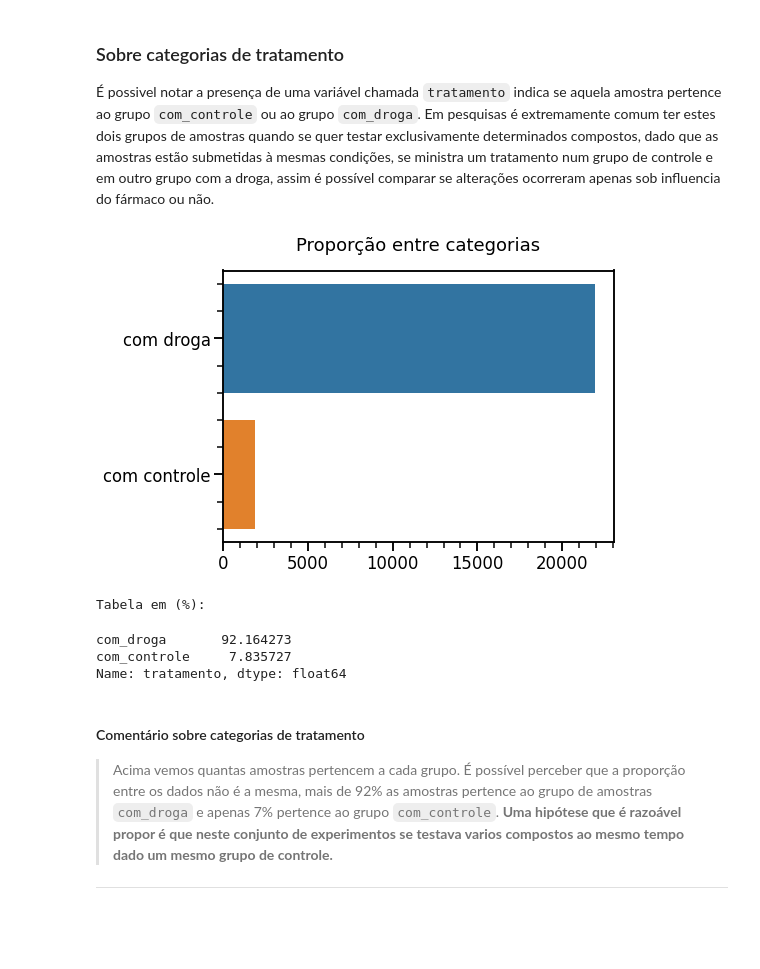
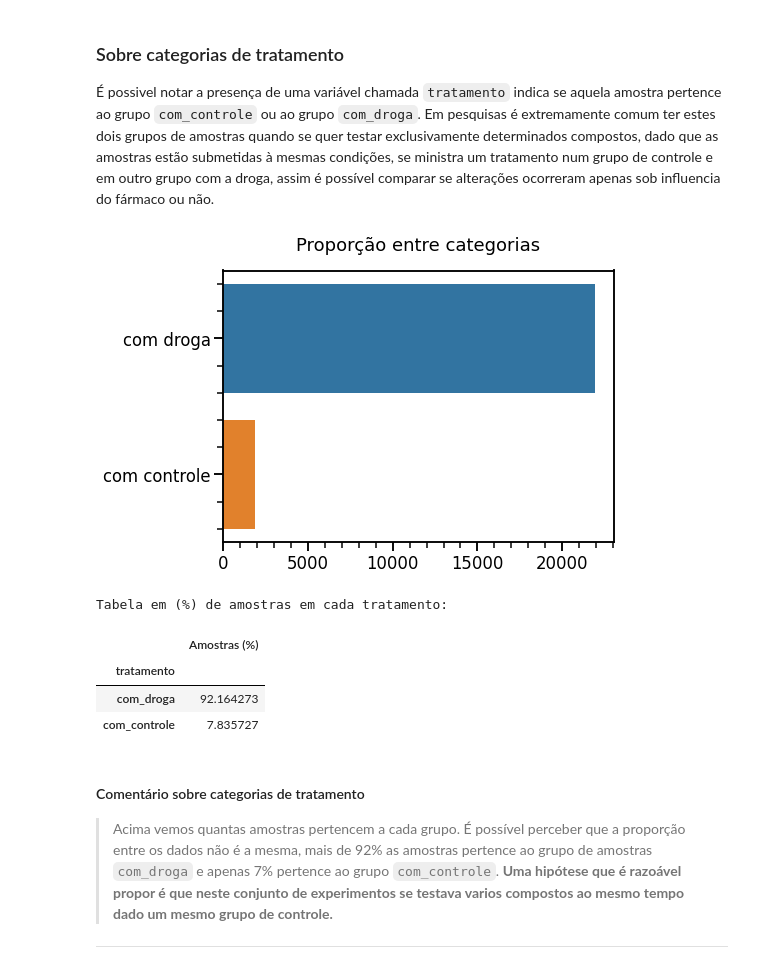
Before and after one commit to ConradBitt/imersao_dados_3ed, a Jupyter notebook: Notebook_Imersão_Dados_3ª_ED.ipynb, the cells around one changed output. Saved outputs shown, nothing was run; the diff lists cells and outputs as text; code cells hidden in the pictures; blank space fills up the shorter version.

```diff
--- a/Notebook_Imersão_Dados_3ª_ED.ipynb
+++ b/Notebook_Imersão_Dados_3ª_ED.ipynb
@@ -69,24 +66,27 @@ memory usage: 159.3+ MB
 # %%
 tratamentos = experimentos.tratamento.value_counts()
 
 ax = sns.barplot(y=tratamentos.index, x=tratamentos.values)
 ax.figure.set_size_inches(7,5)
 
 ax.set_title('Proporção entre categorias', pad=20)
 ax.set_yticklabels([categoria.replace('_', ' ') for categoria in tratamentos.index])
 
 plt.minorticks_on()
 plt.show()
 
-print('Tabela em (%): \n')
-tratamentos = experimentos.tratamento.value_counts(normalize=True) * 100
+print('Tabela em (%) de amostras em cada tratamento: \n')
+tratamentos = (experimentos.tratamento.value_counts(normalize=True) * 100).to_frame()
+tratamentos.columns = ['Amostras (%)']
+tratamentos = tratamentos.rename_axis('tratamento')
 display(tratamentos)
 # %% [output]
 [figure]
-Tabela em (%):
+Tabela em (%) de amostras em cada tratamento:
-com_droga       92.164273
-com_controle     7.835727
-Name: tratamento, dtype: float64
+|  | Amostras (%) |
+| tratamento |  |
+| com_droga | 92.164273 |
+| com_controle | 7.835727 |
 # %% [markdown]
 #### Comentário sobre categorias de tratamento
 > Acima vemos quantas amostras pertencem a cada grupo. É possível perceber que a proporção entre os dados não é a mesma, mais de 92% as amostras pertence ao grupo de amostras ``com_droga`` e apenas 7% pertence ao grupo ``com_controle``. **Uma hipótese que é razoável propor é que neste conjunto de experimentos se testava varios compostos ao mesmo tempo dado um mesmo grupo de controle.**
```
Also changed, not shown: parts of 7 cells of this notebook.
